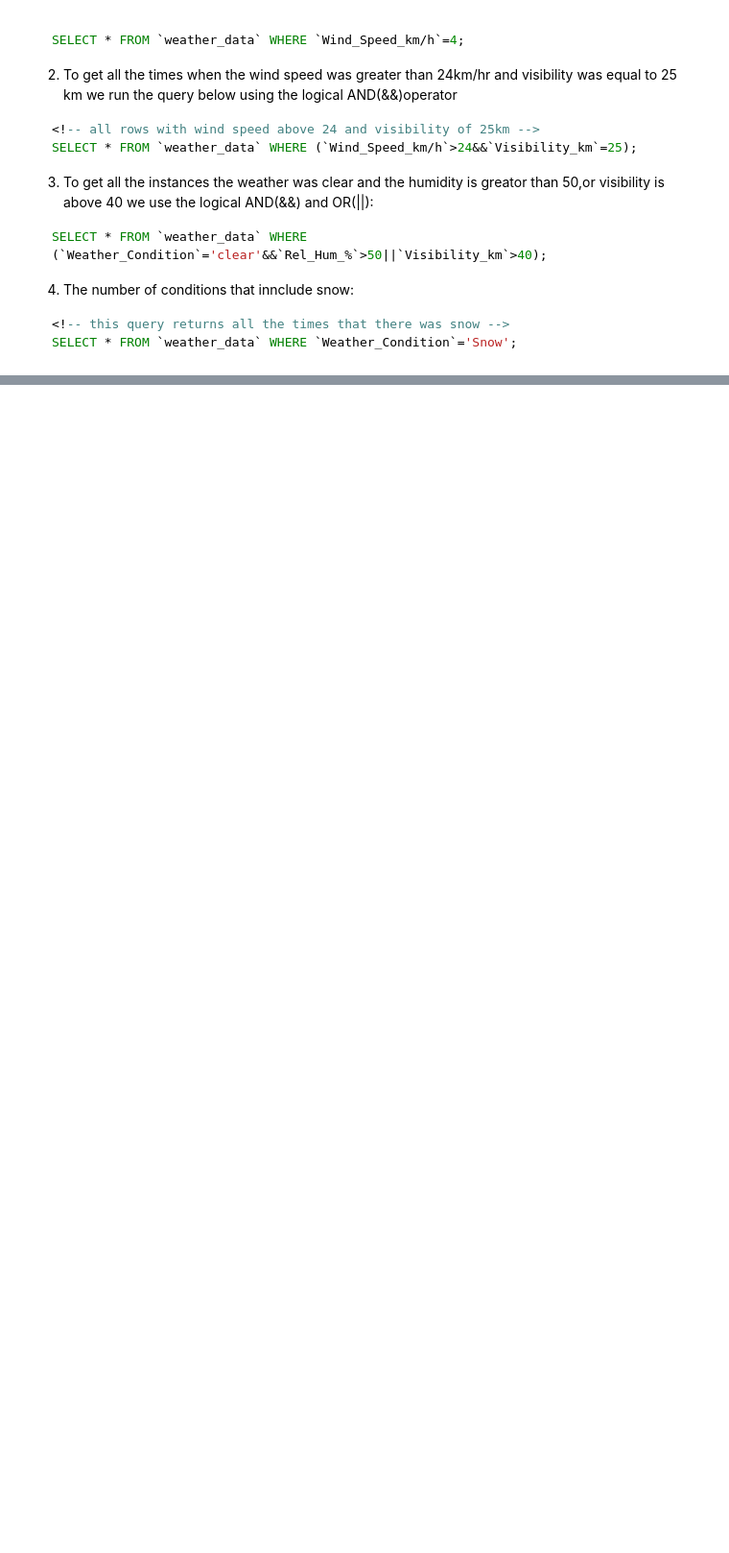
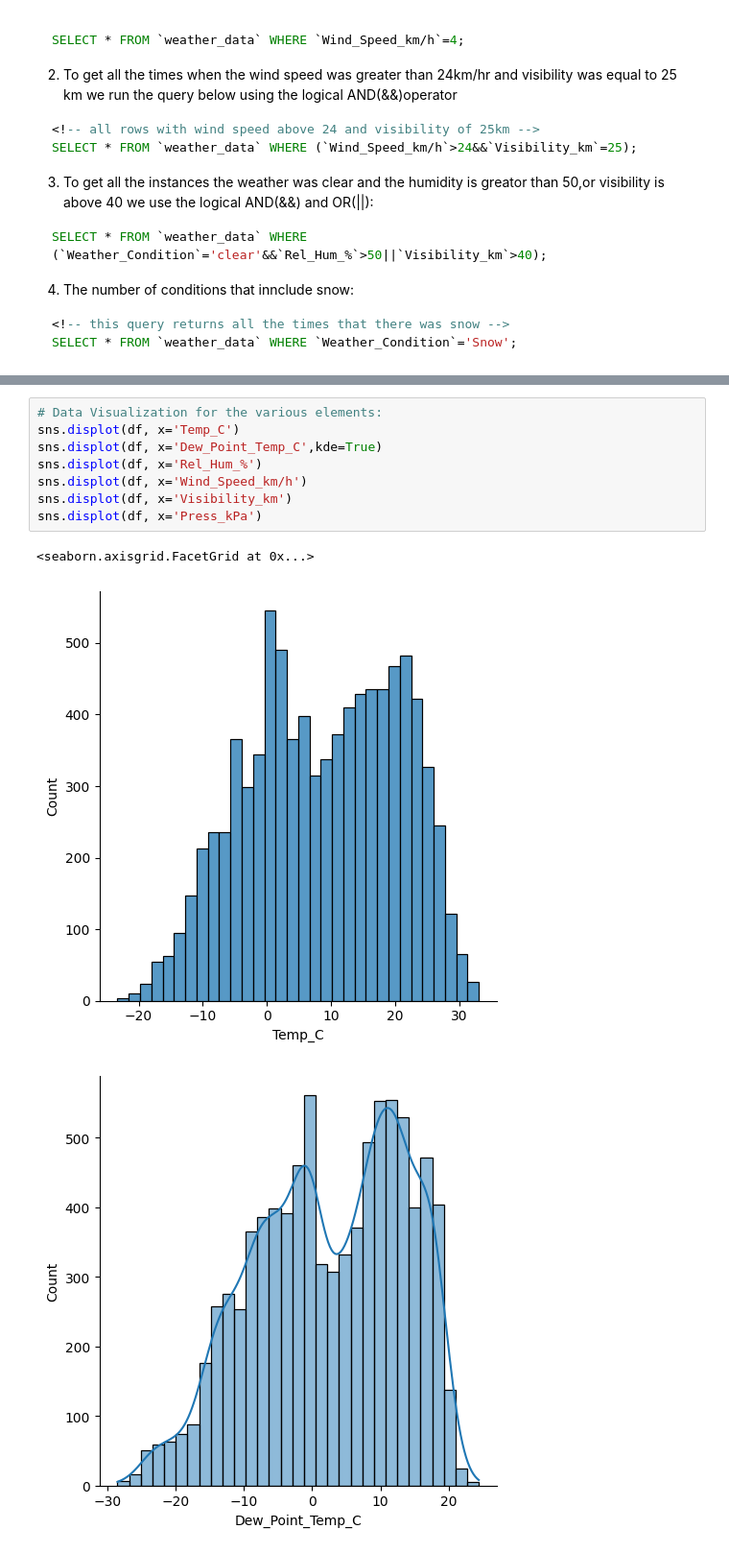
Before and after one commit to johnkinuthiaa/lux-Dev-Data-science-challenges, a Jupyter notebook: lux_assignment.ipynb, the cells around one changed output, grey strips where cells are left out. Shown: that part at 96% size. Cells and saved outputs as stored; diff of their text form; blank space fills up the shorter version.

```diff
--- a/lux_assignment.ipynb
+++ b/lux_assignment.ipynb
@@ -145,0 +208,12 @@ SELECT * FROM `weather_data` WHERE `Weather_Condition`='Snow';
+# %%
+# Data Visualization for the various elements:
+sns.displot(df, x='Temp_C')
+sns.displot(df, x='Dew_Point_Temp_C',kde=True)
+sns.displot(df, x='Rel_Hum_%')
+sns.displot(df, x='Wind_Speed_km/h')
+sns.displot(df, x='Visibility_km')
+sns.displot(df, x='Press_kPa')
+# %% [output]
+<seaborn.axisgrid.FacetGrid at 0x...>
+[figure, added]
+[figure, added]
```
Also changed, not shown: parts of 14 cells of this notebook.
